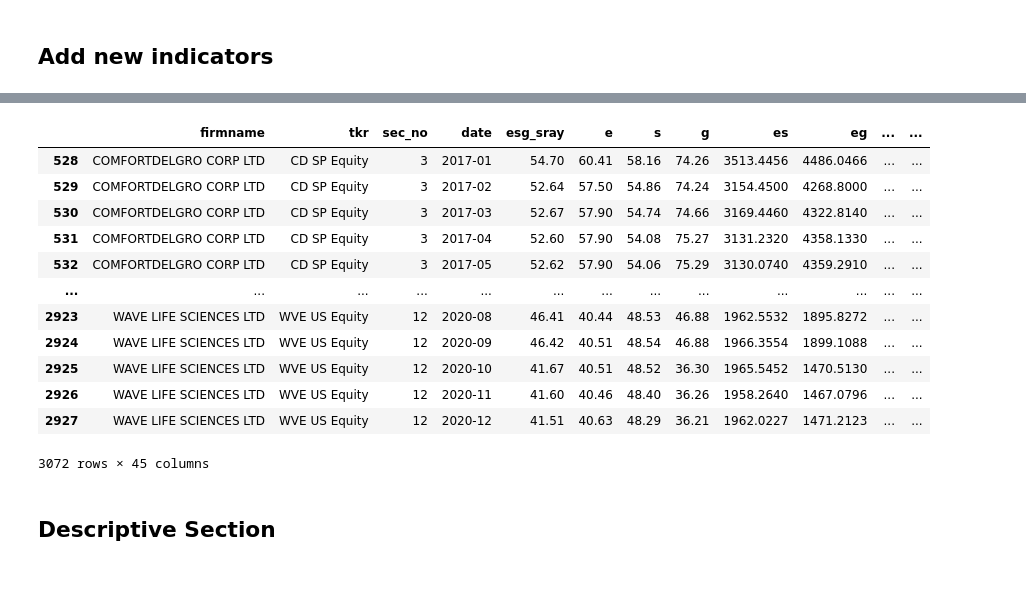
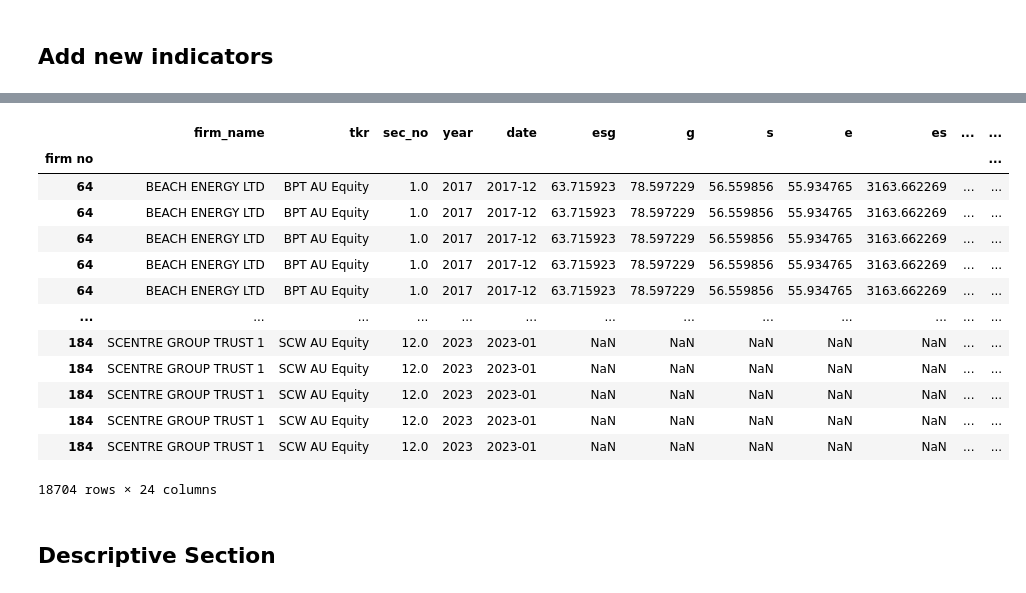
Before and after one commit to MsHippo/NewDataFinBloomberg, a Jupyter notebook: Sray/2_portfolio.ipynb, the cells around one changed output, grey strips where cells are left out. Cells and saved outputs as stored; diff of their text form; code cells hidden in the pictures.

Commit message:
add the analysis data

```diff
--- a/Sray/2_portfolio.ipynb
+++ b/Sray/2_portfolio.ipynb
@@ -8,6 +11,12 @@ import pylab as p
 # %%
 #get the sorted fin file
-fin_file = pd.ExcelFile(r"..\Sray\fin concate esg\AU_bloom_fin_esg.xlsx")
+file_name_str = r"..\Sray\fin concate esg\AU_bloom_fin_esg.xlsx";
+# file_name_str = r"..\Sray\fin concate esg\CN_bloom_fin_esg.xlsx";
+# file_name_str = r"..\Sray\fin concate esg\HK_bloom_fin_esg.xlsx";
+# file_name_str = r"..\Sray\fin concate esg\MY_bloom_fin_esg.xlsx";
+# file_name_str = r"..\Sray\fin concate esg\SG_bloom_fin_esg.xlsx";
+file_name = Path(file_name_str).stem
+fin_file = pd.ExcelFile(file_name_str)
 
 findata_sheet = pd.read_excel(fin_file, sheet_name="fin_esg", index_col=0, header=0)
 
@@ -159,20 +168,21 @@ for year in range(initial_year,stop_year+1,1):
         for k in range (len(sectors)):
 
             # temp_dataframe = fin_data.loc[(fin_data['sec_no']==k+1) & (fin_data['date']>=start_date) & (fin_data['date']<=end_date)].copy()
-            temp_dataframe = fin_data.loc[(fin_data['sec_no']==k+1) & (fin_data['year']==initial_year)].copy()
+            temp_dataframe = fin_data.loc[(fin_data['sec_no']==k+1) & (fin_data['year']>=initial_year& (fin_data['year']<=stop_year))].copy()
+            # temp_dataframe = fin_data.copy()
 
 
-            temp_dataframe['ep_sec_mean']= temp_dataframe['ep'].mean()
+            # temp_dataframe['ep_sec_mean']= temp_dataframe['ep'].mean()
 
-            temp_dataframe['ep_sec_sd']= temp_dataframe['ep'].std()
+            # temp_dataframe['ep_sec_sd']= temp_dataframe['ep'].std()
 
-            temp_dataframe['sp_sec_mean'] = temp_dataframe['sp'].mean()
+            # temp_dataframe['sp_sec_mean'] = temp_dataframe['sp'].mean()
 
-            temp_dataframe['sp_sec_sd'] = temp_dataframe['sp'].std()
+            # temp_dataframe['sp_sec_sd'] = temp_dataframe['sp'].std()
 
-            temp_dataframe['cfp_sec_mean'] = temp_dataframe['cfp'].mean()
+            # temp_dataframe['cfp_sec_mean'] = temp_dataframe['cfp'].mean()
 
-            temp_dataframe['cfp_sec_sd'] = temp_dataframe['cfp'].std()
+            # temp_dataframe['cfp_sec_sd'] = temp_dataframe['cfp'].std()
 
             temp_dataframe['roa_sec_mean'] = temp_dataframe['roa'].mean()
 
@@ -262,36 +264,32 @@ Name: sp_z, Length: 3072, dtype: float64
 # %%
 
 #sorting the company
 new_companies_data['date'] = pd.to_datetime(
     new_companies_data['date'], format='%m%Y', errors='coerce').dt.to_period('m')
 
 new_companies_data = new_companies_data.sort_values(
-    by=["sec_no", "firmname", "date"])
+    by=["sec_no", "firm_name", "date"])
 
 #arrange according to the Portfolio-no normalization
-new_companies_data = new_companies_data[['firmname', 'tkr', 'sec_no',
-                                            'date', 'esg_sray', 'e', 's',
-                                            'g', 'es', 'eg', 'sg', 'esg_cubic',
-                                            'px', 'mv', 'volume', 'fcf', 'vol_90d',
-                                            'roe', 'pe', 'vol_30d', 'vol_60d', 'beta',
-                                            'roa', 'vol_180d', 'sales', 'mv_bv', 'leverage',
-                                            'ret', 'ep', 'ep_sec_mean', 'ep_sec_sd', 'ep_z',
-                                            'sp', 'sp_sec_mean', 'sp_sec_sd', 'sp_z',
-                                            'cfp', 'cfp_sec_mean', 'cfp_sec_sd', 'cfp_z',
-                                            'value', 'roa_sec_mean', 'roa_sec_sd', 'roa_z', 'esg_value']]
+new_companies_data = new_companies_data[['firm_name', 'tkr', 'sec_no', 'year',
+                                            'date', 'esg', 'g', 's', 'e', 'es', 'eg', 'sg', 'esg_cubic',
+                                            'px','historical_market_cap', 'trail_12m_sales_per_sh',
+                                            'is_eps', 'fcf','pe', 'return_com_eqy', 'roa', 'VOLATILITY_180D',
+                                            'volatility_360d','beta']]
 
 new_companies_data
 # %% [output]
-|  | firmname | tkr | sec_no | date | esg_sray | e | s | g | es | eg | ... | ... |
-| 528 | COMFORTDELGRO CORP LTD | CD SP Equity | 3 | 2017-01 | 54.70 | 60.41 | 58.16 | 74.26 | 3513.4456 | 4486.0466 | ... | ... |
-| 529 | COMFORTDELGRO CORP LTD | CD SP Equity | 3 | 2017-02 | 52.64 | 57.50 | 54.86 | 74.24 | 3154.4500 | 4268.8000 | ... | ... |
-| 530 | COMFORTDELGRO CORP LTD | CD SP Equity | 3 | 2017-03 | 52.67 | 57.90 | 54.74 | 74.66 | 3169.4460 | 4322.8140 | ... | ... |
-| 531 | COMFORTDELGRO CORP LTD | CD SP Equity | 3 | 2017-04 | 52.60 | 57.90 | 54.08 | 75.27 | 3131.2320 | 4358.1330 | ... | ... |
-| 532 | COMFORTDELGRO CORP LTD | CD SP Equity | 3 | 2017-05 | 52.62 | 57.90 | 54.06 | 75.29 | 3130.0740 | 4359.2910 | ... | ... |
+|  | firm_name | tkr | sec_no | year | date | esg | g | s | e | es | ... | ... |
+| firm no |  |  |  |  |  |  |  |  |  |  |  | ... |
+| 64 | BEACH ENERGY LTD | BPT AU Equity | 1.0 | 2017 | 2017-12 | 63.715923 | 78.597229 | 56.559856 | 55.934765 | 3163.662269 | ... | ... |
+| 64 | BEACH ENERGY LTD | BPT AU Equity | 1.0 | 2017 | 2017-12 | 63.715923 | 78.597229 | 56.559856 | 55.934765 | 3163.662269 | ... | ... |
+| 64 | BEACH ENERGY LTD | BPT AU Equity | 1.0 | 2017 | 2017-12 | 63.715923 | 78.597229 | 56.559856 | 55.934765 | 3163.662269 | ... | ... |
+| 64 | BEACH ENERGY LTD | BPT AU Equity | 1.0 | 2017 | 2017-12 | 63.715923 | 78.597229 | 56.559856 | 55.934765 | 3163.662269 | ... | ... |
+| 64 | BEACH ENERGY LTD | BPT AU Equity | 1.0 | 2017 | 2017-12 | 63.715923 | 78.597229 | 56.559856 | 55.934765 | 3163.662269 | ... | ... |
 | ... | ... | ... | ... | ... | ... | ... | ... | ... | ... | ... | ... | ... |
-| 2923 | WAVE LIFE SCIENCES LTD | WVE US Equity | 12 | 2020-08 | 46.41 | 40.44 | 48.53 | 46.88 | 1962.5532 | 1895.8272 | ... | ... |
-| 2924 | WAVE LIFE SCIENCES LTD | WVE US Equity | 12 | 2020-09 | 46.42 | 40.51 | 48.54 | 46.88 | 1966.3554 | 1899.1088 | ... | ... |
-| 2925 | WAVE LIFE SCIENCES LTD | WVE US Equity | 12 | 2020-10 | 41.67 | 40.51 | 48.52 | 36.30 | 1965.5452 | 1470.5130 | ... | ... |
-| 2926 | WAVE LIFE SCIENCES LTD | WVE US Equity | 12 | 2020-11 | 41.60 | 40.46 | 48.40 | 36.26 | 1958.2640 | 1467.0796 | ... | ... |
-| 2927 | WAVE LIFE SCIENCES LTD | WVE US Equity | 12 | 2020-12 | 41.51 | 40.63 | 48.29 | 36.21 | 1962.0227 | 1471.2123 | ... | ... |
+| 184 | SCENTRE GROUP TRUST 1 | SCW AU Equity | 12.0 | 2023 | 2023-01 | NaN | NaN | NaN | NaN | NaN | ... | ... |
+| 184 | SCENTRE GROUP TRUST 1 | SCW AU Equity | 12.0 | 2023 | 2023-01 | NaN | NaN | NaN | NaN | NaN | ... | ... |
+| 184 | SCENTRE GROUP TRUST 1 | SCW AU Equity | 12.0 | 2023 | 2023-01 | NaN | NaN | NaN | NaN | NaN | ... | ... |
+| 184 | SCENTRE GROUP TRUST 1 | SCW AU Equity | 12.0 | 2023 | 2023-01 | NaN | NaN | NaN | NaN | NaN | ... | ... |
+| 184 | SCENTRE GROUP TRUST 1 | SCW AU Equity | 12.0 | 2023 | 2023-01 | NaN | NaN | NaN | NaN | NaN | ... | ... |
-3072 rows × 45 columns
+18704 rows × 24 columns
```
Also changed, not shown: parts of 16 cells of this notebook, 12 other files.
